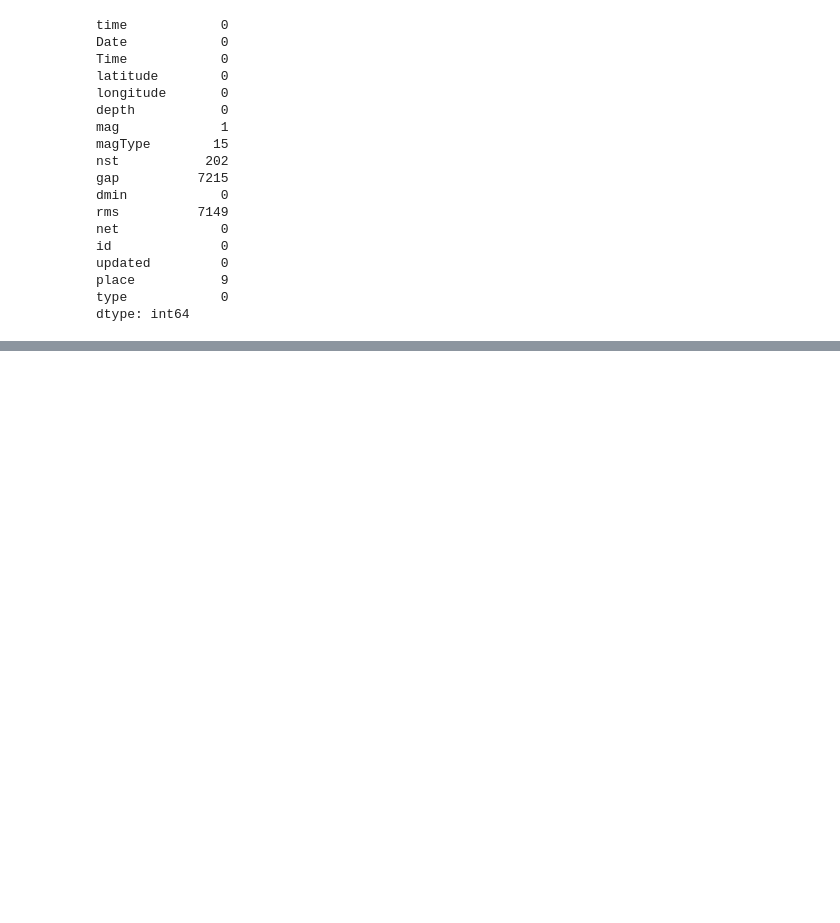
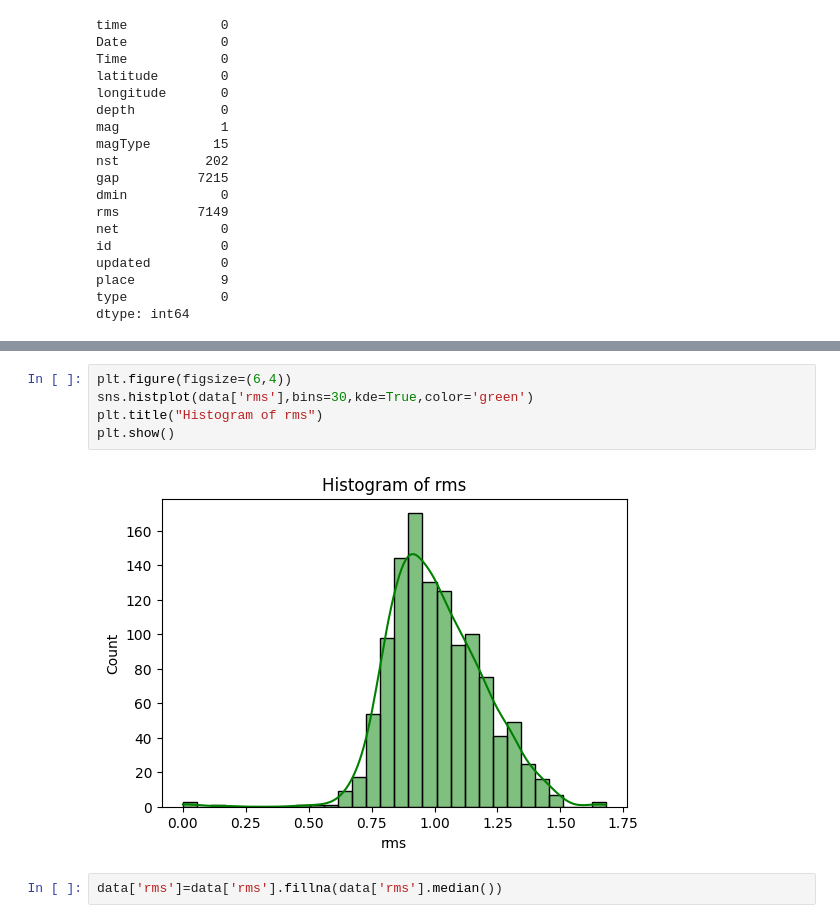
Before and after one commit to anitajn86/DATA-VIZ, a Jupyter notebook: Earthquake.ipynb, the cells around one changed output, grey strips where cells are left out. Saved outputs shown, nothing was run; the diff lists cells and outputs as text; blank space fills up the shorter version.

```diff
--- a/Earthquake.ipynb
+++ b/Earthquake.ipynb
@@ -99,0 +126,9 @@ dtype: int64
+# %%
+plt.figure(figsize=(6,4))
+sns.histplot(data['rms'],bins=30,kde=True,color='green')
+plt.title("Histogram of rms")
+plt.show()
+# %% [output]
+[figure, added]
+# %%
+data['rms']=data['rms'].fillna(data['rms'].median())
```
Also changed, not shown: parts of 19 cells of this notebook.
